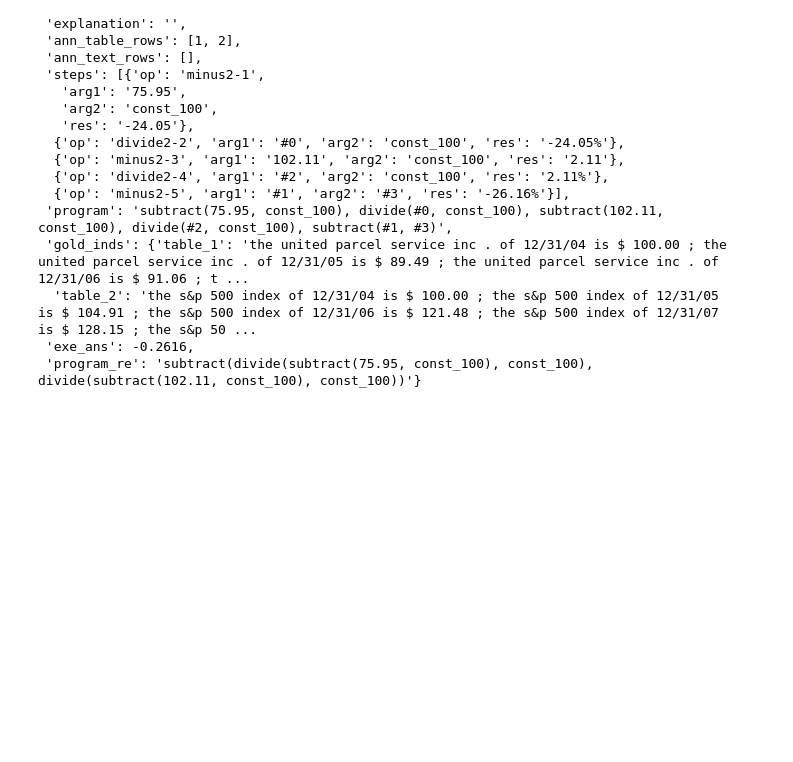
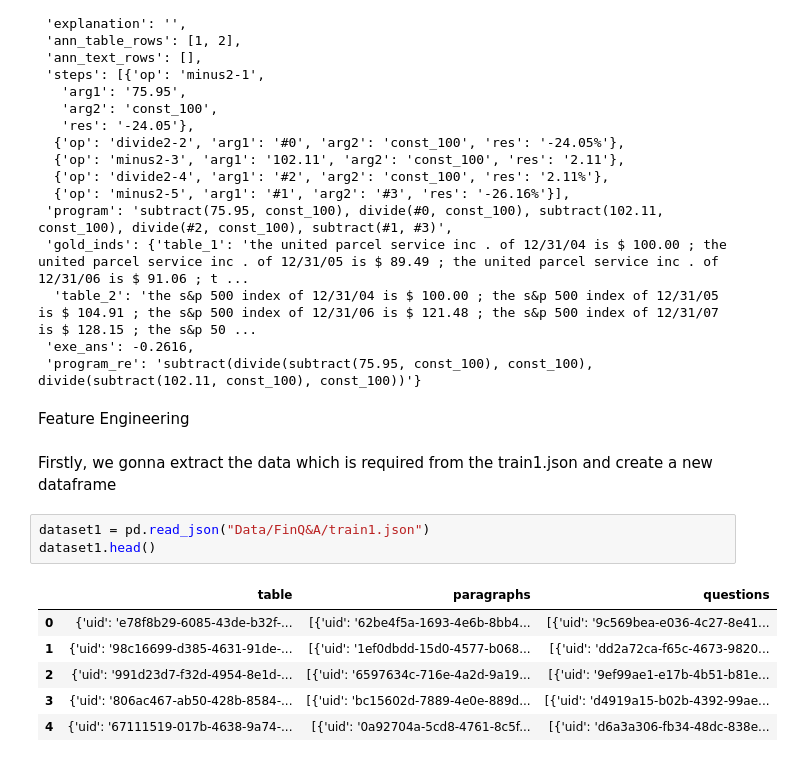
Before and after one commit to LCM-W25-3035/FinChatbot, a Jupyter notebook: init_exploration/exp.ipynb, the cells around one changed output. Drawn from its saved outputs; the diff is of its cells as text; blank space fills up the shorter version.

Commit message:
Feature Engineering

```diff
--- a/init_exploration/exp.ipynb
+++ b/init_exploration/exp.ipynb
@@ -341,3 +341,17 @@ dataset_new["qa_1"].values[0]
   'table_2': 'the s&p 500 index of 12/31/04 is $ 100.00 ; the s&p 500 index of 12/31/05 is $ 104.91 ; the s&p 500 index of 12/31/06 is $ 121.48 ; the s&p 500 index of 12/31/07 is $ 128.15 ; the s&p 50 ...
  'exe_ans': -0.2616,
  'program_re': 'subtract(divide(subtract(75.95, const_100), const_100), divide(subtract(102.11, const_100), const_100))'}
+# %% [markdown]
+Feature Engineering
+# %% [markdown]
+Firstly, we gonna extract the data which is required from the train1.json and create a new dataframe
+# %%
+dataset1 = pd.read_json("Data/FinQ&A/train1.json")
+dataset1.head()
+# %% [output]
+|  | table | paragraphs | questions |
+| 0 | {'uid': 'e78f8b29-6085-43de-b32f-... | [{'uid': '62be4f5a-1693-4e6b-8bb4... | [{'uid': '9c569bea-e036-4c27-8e41... |
+| 1 | {'uid': '98c16699-d385-4631-91de-... | [{'uid': '1ef0dbdd-15d0-4577-b068... | [{'uid': 'dd2a72ca-f65c-4673-9820... |
+| 2 | {'uid': '991d23d7-f32d-4954-8e1d-... | [{'uid': '6597634c-716e-4a2d-9a19... | [{'uid': '9ef99ae1-e17b-4b51-b81e... |
+| 3 | {'uid': '806ac467-ab50-428b-8584-... | [{'uid': 'bc15602d-7889-4e0e-889d... | [{'uid': 'd4919a15-b02b-4392-99ae... |
+| 4 | {'uid': '67111519-017b-4638-9a74-... | [{'uid': '0a92704a-5cd8-4761-8c5f... | [{'uid': 'd6a3a306-fb34-48dc-838e... |
```
Also changed, not shown: parts of 10 cells of this notebook.
